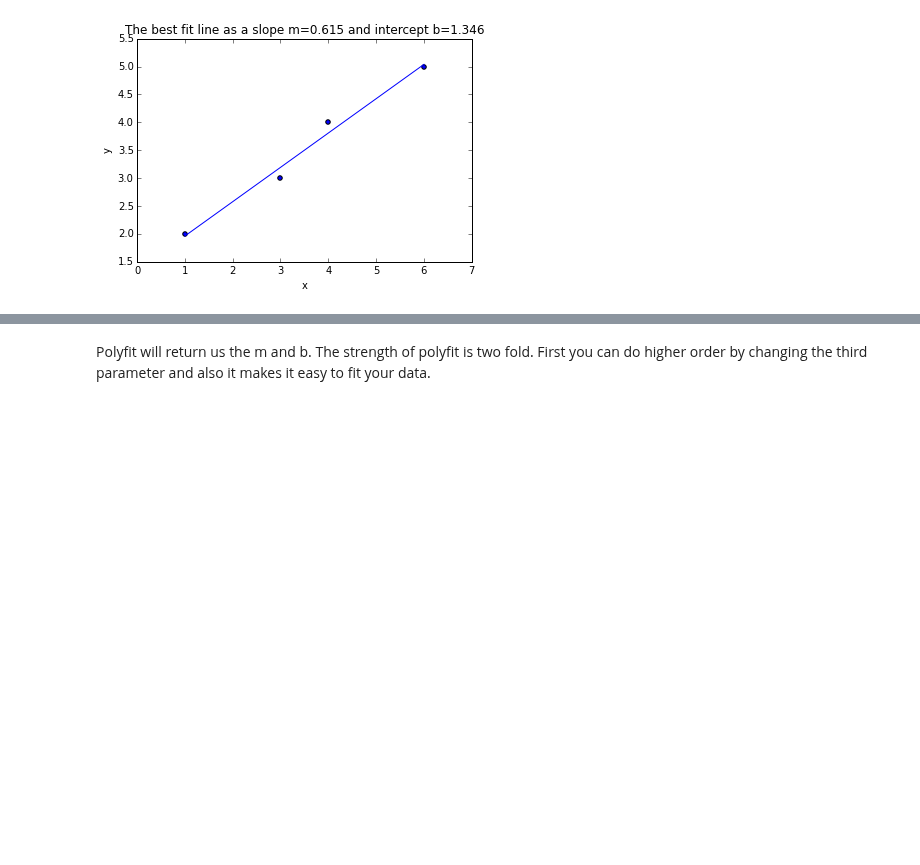
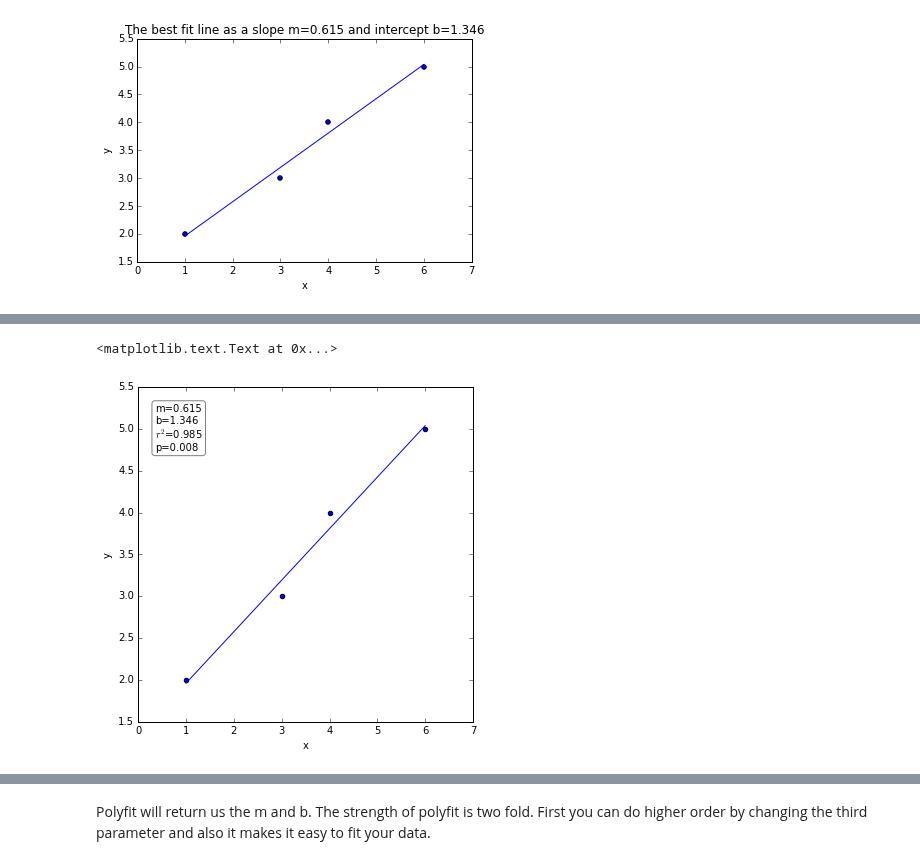
Before and after one commit to bmaillou/BigDataPython, a Jupyter notebook: FitALine.ipynb, the cells around one changed output, grey strips where cells are left out. Cells and saved outputs as stored; diff of their text form; code cells hidden in the pictures; blank space fills up the shorter version.

```diff
--- a/FitALine.ipynb
+++ b/FitALine.ipynb
@@ -104,0 +208,22 @@ Lets compare our answer to two ways to figure out a line in python.  They are po
+# %%
+% matplotlib inline
+import matplotlib.pylab as plt
+
+fig,ax=plt.subplots()
+fig.set_size_inches(6,6)  # I made a square graph
+ax.scatter(x,y)
+
+#plot the best fit line
+x_fit=np.linspace(np.min(x),np.max(x))
+ax.plot(x_fit,x_fit*stats_out[0]+stats_out[1])
+
+ax.set_xlabel('x')
+ax.set_ylabel('y')
+
+# This is the code I added to get the box below with the normal graphing
+props=dict(boxstyle='round',facecolor='white',alpha=0.5)
+textstr='m={:.3f}\nb={:.3f}\n$r^2$={:.3f}\np={:.3f}'.format(stats_out[0],stats_out[1],stats_out[2]**2,stats_out[3])
+ax.text(0.05,0.95,textstr,transform=ax.transAxes,fontsize=10,verticalalignment='top',bbox=props)
+# %% [output]
+<matplotlib.text.Text at 0x...>
+[figure, added]
```
Also changed, not shown: parts of 62 cells of this notebook, 1 other file.
